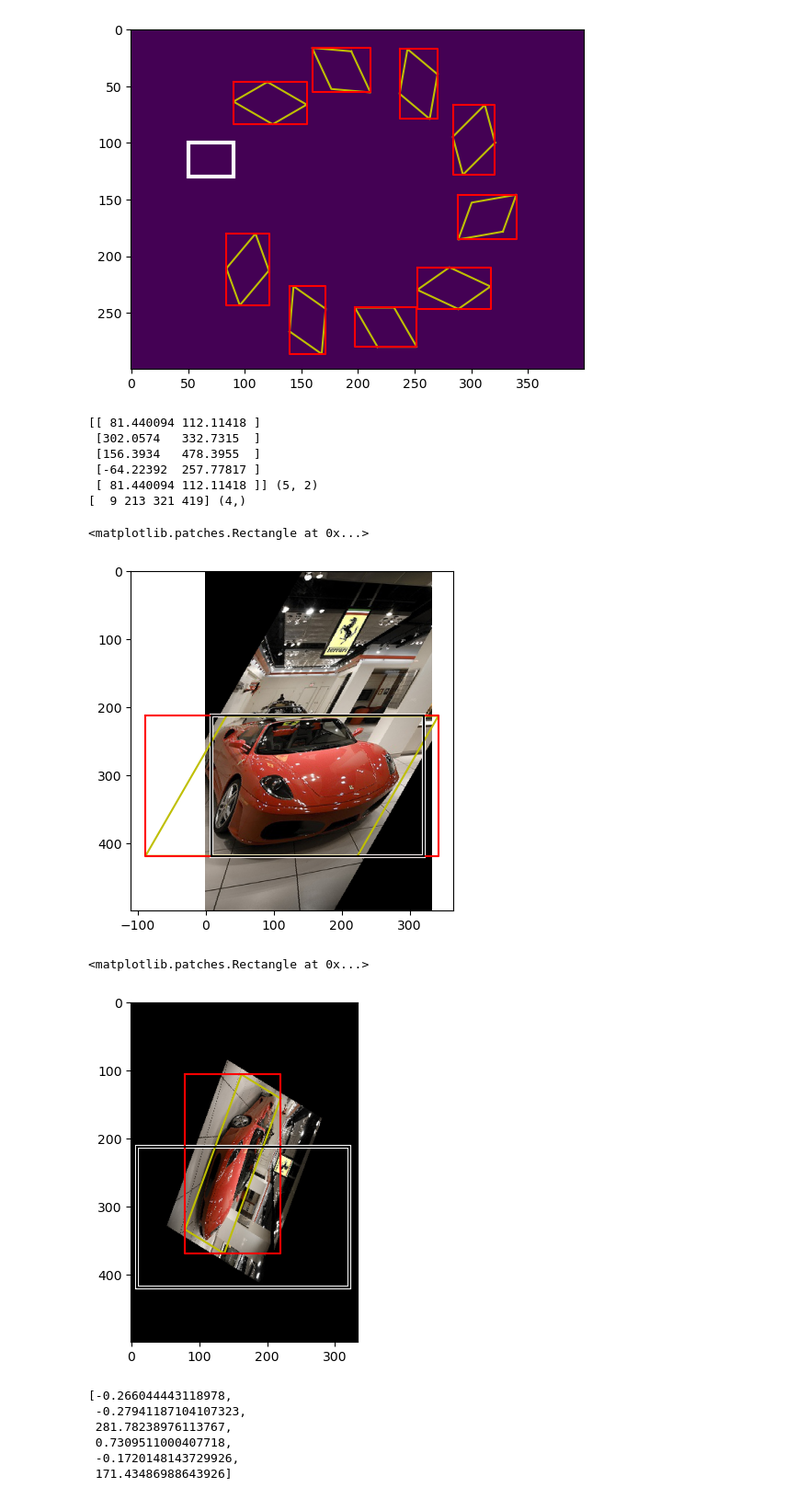
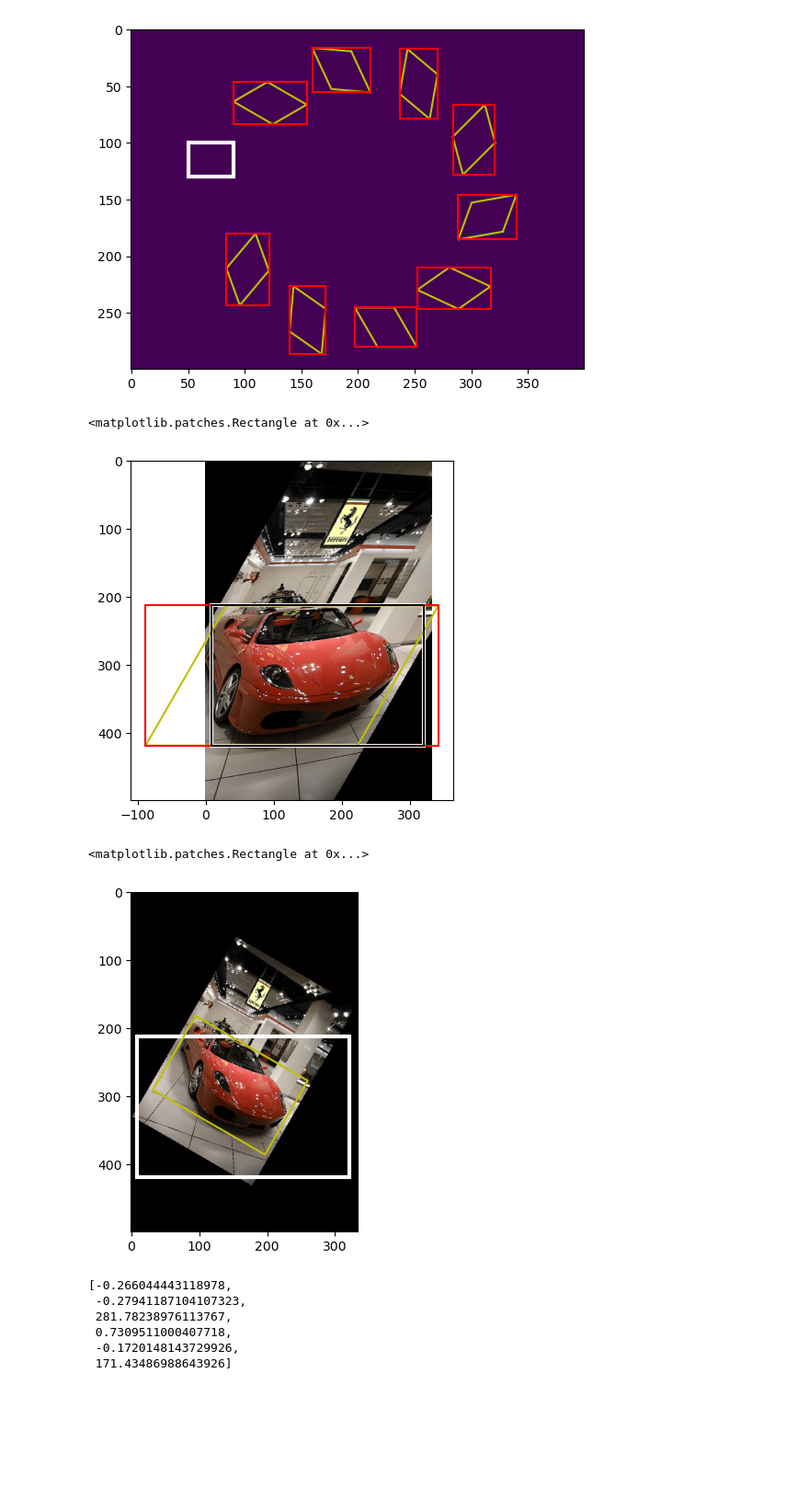
Before and after one commit to vulnic/CSD-SSD-COMET, a Jupyter notebook: demo/test_augmentations.ipynb, the cells around one changed output. Shown at 92% size. Saved outputs shown, nothing was run; the diff lists cells and outputs as text; code cells hidden in the pictures; blank space fills up the shorter version.

```diff
--- a/demo/test_augmentations.ipynb
+++ b/demo/test_augmentations.ipynb
@@ -201,9 +201,8 @@ angle     = 0
 translate = [0,0]
 scale     = 1
 shear     = [30,0]
-inverted  = False
 
-mat     = _get_inverse_affine_matrix(center,angle,translate,scale,shear,inverted)
+mat     = _get_inverse_affine_matrix(center,angle,translate,scale,shear,inverted=False)
 new_mat = np.array([mat[:3],mat[3:],[0,0,1]],dtype=np.float32)
 aug_bbox, coords = augment_bbox(ann_bbox,new_mat,return_aug_polygon=True)
 full_xs,full_ys = get_plottable_coords(aug_bbox)
@@ -212,14 +211,13 @@ full_xs,full_ys = get_plottable_coords(aug_bbox)
 #  - for augmenting a bbox, use bbox
 #  - for inverting an augmented bbox, use coords
 
-angle= -45
 inv_mat     = _get_inverse_affine_matrix(center,angle,translate,scale,shear,inverted=True)
 inv_new_mat = np.array([inv_mat[:3],inv_mat[3:],[0,0,1]],dtype=np.float32)
 inv_aug_bbox, inv_coords = augment_bbox(np.array(coords),inv_new_mat,return_aug_polygon=True)
 inv_full_xs, inv_full_ys = get_plottable_coords(inv_aug_bbox)
 
-print(aug_xs_ys,aug_xs_ys.shape)
-print(ann_bbox,ann_bbox.shape)
+# print(aug_xs_ys,aug_xs_ys.shape)
+# print(ann_bbox,ann_bbox.shape)
 
 # plot the augmented bbox
 xs,ys = zip(*coords)
@@ -234,18 +232,12 @@ rect = patches.Rectangle((x1, y1), x2-x1, y2-y1, linewidth=3, edgecolor='w', fac
 
 # plot the inverted bounding box
 xs,ys = zip(*inv_coords)
-ax.plot(inv_xs, inv_ys, 'k')
+ax.plot(xs, ys, 'k')
 
 # Add the patch to the Axes
 ax.add_patch(rect)
 # %% [output]
-[[ 81.440094 112.11418 ]
- [302.0574   332.7315  ]
- [156.3934   478.3955  ]
- [-64.22392  257.77817 ]
- [ 81.440094 112.11418 ]] (5, 2)
-[  9 213 321 419] (4,)
+<matplotlib.patches.Rectangle at 0x...>
-<matplotlib.patches.Rectangle at 0x...>
 [figure]
 # %%
 # Create figure and axes
@@ -253,10 +245,10 @@ fig, ax = plt.subplots()
 
 
 center    = [img.size[0]/2,img.size[1]/2]
-angle     = 60
-translate = [0.5,0.5]
-scale     = 0.5
-shear     = [30,-50]
+angle     = 30
+translate = [0,0]
+scale     = 0.61
+shear     = [0,-0]
 
 aug_im = affine(img,angle,translate,scale,shear,center=center)
 
@@ -265,39 +257,47 @@ ax.imshow(aug_im)
 
 
 mat     = _get_inverse_affine_matrix(center,angle,translate,scale,shear,inverted=False)
 new_mat = np.array([mat[:3],mat[3:],[0,0,1]],dtype=np.float32)
 aug_bbox, coords = augment_bbox(ann_bbox,new_mat,return_aug_polygon=True)
 full_xs,full_ys = get_plottable_coords(aug_bbox)
 
 # augment_bbox() can take in bbox OR coords
 #  - for augmenting a bbox, use bbox
 #  - for inverting an augmented bbox, use coords
 
 inv_mat     = _get_inverse_affine_matrix(center,angle,translate,scale,shear,inverted=True)
 inv_new_mat = np.array([inv_mat[:3],inv_mat[3:],[0,0,1]],dtype=np.float32)
 inv_aug_bbox, inv_coords = augment_bbox(np.array(coords),inv_new_mat,return_aug_polygon=True)
 inv_full_xs, inv_full_ys = get_plottable_coords(inv_aug_bbox)
 
 # plot the augmented bbox
 xs,ys = zip(*coords)
 ax.plot(xs,ys,'y')
 
 # plot the surrounding bbox
-ax.plot(full_xs,full_ys,'r')
+# ax.plot(full_xs,full_ys,'r')
 
 # Create a Rectangle patch
 x1,y1,x2,y2 = ann_bbox
 rect = patches.Rectangle((x1, y1), x2-x1, y2-y1, linewidth=3, edgecolor='w', facecolor='none')
+ax.add_patch(rect)
 
 # plot the inverted bounding box
-inv_xs, inv_ys = zip(*inv_coords)
-ax.plot(inv_xs, inv_ys, 'k')
+# inv_xs, inv_ys = zip(*inv_coords)
+# ax.plot(inv_xs, inv_ys, 'k')
 
-# Add the patch to the Axes
-ax.add_patch(rect)
+# plot the surrounding bbox
+# x1,y1,x2,y2 = aug_bbox
+# rect = patches.Rectangle((x1, y1), x2-x1, y2-y1, linewidth=2, edgecolor='r', facecolor='none')
+# ax.add_patch(rect)
+
+# invert and plot the surrounding bbox
+# (x1,y1,x2,y2), _ = augment_bbox(aug_bbox,inv_new_mat,return_aug_polygon=True)
+# rect = patches.Rectangle((x1, y1), x2-x1, y2-y1, linewidth=2, edgecolor='r', ls='--', facecolor='none')
+# ax.add_patch(rect)
 # %% [output]
 <matplotlib.patches.Rectangle at 0x...>
-[figure, old version]
+[figure, new version]
 # %%
 mat
 # %% [output]
```
Also changed, not shown: 19 other files.
